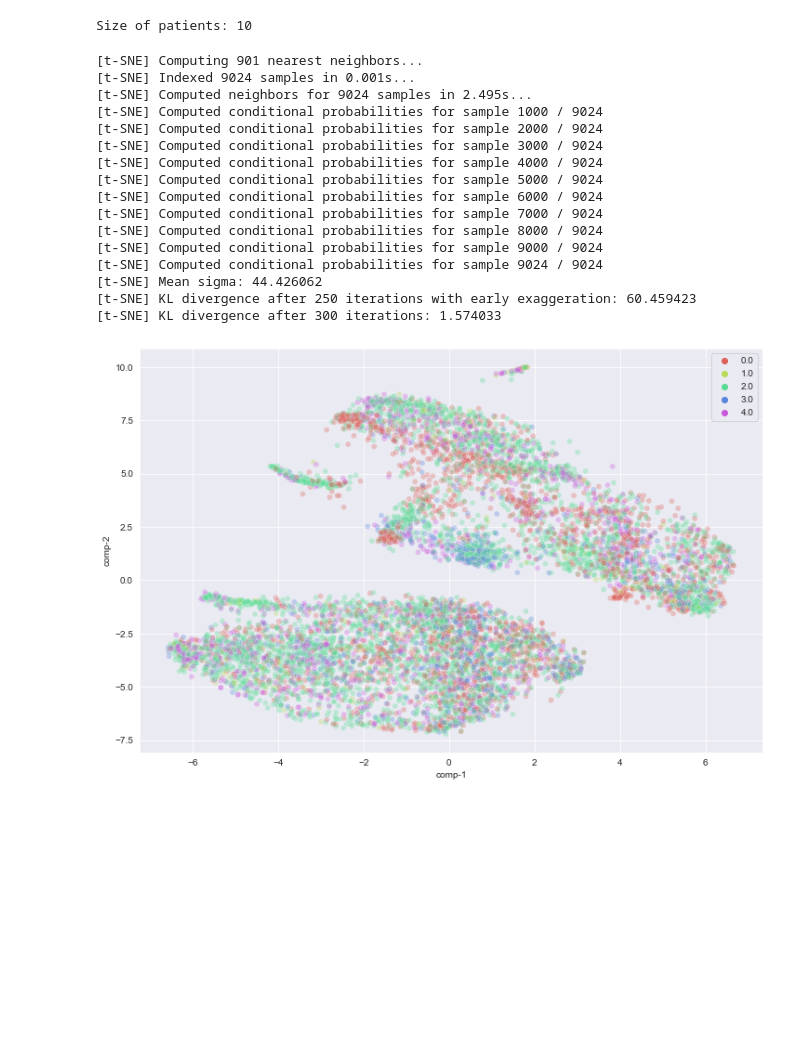
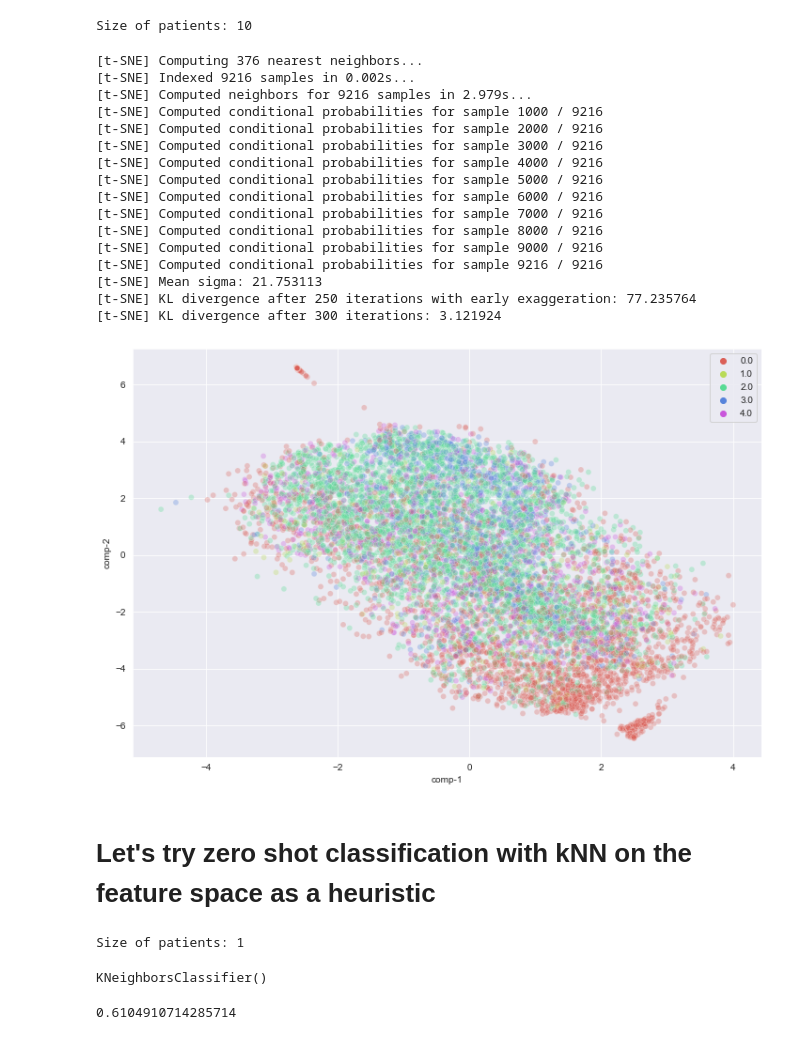
Before and after one commit to TomS55555/thesis, a Jupyter notebook: experiments/SleepTransformer/simclr/visualize_pretrained_model.ipynb, the cells around one changed output. Drawn from its saved outputs; the diff is of its cells as text; code cells hidden in the pictures; blank space fills up the shorter version.

Commit message:
added knn classifier

```diff
--- a/experiments/SleepTransformer/simclr/visualize_pretrained_model.ipynb
+++ b/experiments/SleepTransformer/simclr/visualize_pretrained_model.ipynb
@@ -14,7 +14,7 @@ import torch.utils.data as data
 import experiments.SleepTransformer.simclr.train as tt
 import constants
 # %%
-encoder_path = "another_test.ckpt"
+encoder_path = "simclr_transformer5000pat10.ckpt"
 pretrained_model = load_model(SimCLR_Transformer, encoder_path)
 # %%
 encoder = pretrained_model.f
@@ -42,41 +42,43 @@ outputs = torch.cat(outputs, dim=0)
 labels = torch.cat(labels, dim=0)
 output_ds = data.TensorDataset(outputs, labels.squeeze())
 # %%
-tsne = TSNE(n_components=2, n_iter=300, verbose=1, perplexity=300)
+tsne = TSNE(n_components=2, n_iter=300, verbose=1, perplexity=125)
 x, y = outputs, labels.squeeze()
 x.requires_grad = False
 y.requires_grad = False
 tsne_results = tsne.fit_transform(x)
 df = pd.DataFrame()
 df['comp-1'] = tsne_results[:,0]
 df['comp-2'] = tsne_results[:,1]
 df["y"] = y
 plt.figure(figsize=(12, 8))
 sns.scatterplot(
     x="comp-1", y="comp-2",
     hue=df.y.tolist(),
     palette=sns.color_palette("hls", 5),
     data=df,
     legend="full",
     alpha=0.3
 )
 save_name = 'tsne_'+encoder_path.split('.ckpt')[0]
 plt.savefig(save_name+'1')
 # %% [output]
-[t-SNE] Computing 901 nearest neighbors...
-[t-SNE] Indexed 9024 samples in 0.001s...
-[t-SNE] Computed neighbors for 9024 samples in 2.495s...
-[t-SNE] Computed conditional probabilities for sample 1000 / 9024
-[t-SNE] Computed conditional probabilities for sample 2000 / 9024
-[t-SNE] Computed conditional probabilities for sample 3000 / 9024
-[t-SNE] Computed conditional probabilities for sample 4000 / 9024
-[t-SNE] Computed conditional probabilities for sample 5000 / 9024
-[t-SNE] Computed conditional probabilities for sample 6000 / 9024
-[t-SNE] Computed conditional probabilities for sample 7000 / 9024
-[t-SNE] Computed conditional probabilities for sample 8000 / 9024
-[t-SNE] Computed conditional probabilities for sample 9000 / 9024
-[t-SNE] Computed conditional probabilities for sample 9024 / 9024
-[t-SNE] Mean sigma: 44.426062
-[t-SNE] KL divergence after 250 iterations with early exaggeration: 60.459423
-[t-SNE] KL divergence after 300 iterations: 1.574033
+[t-SNE] Computing 376 nearest neighbors...
+[t-SNE] Indexed 9216 samples in 0.002s...
+[t-SNE] Computed neighbors for 9216 samples in 2.979s...
+[t-SNE] Computed conditional probabilities for sample 1000 / 9216
+[t-SNE] Computed conditional probabilities for sample 2000 / 9216
+[t-SNE] Computed conditional probabilities for sample 3000 / 9216
+[t-SNE] Computed conditional probabilities for sample 4000 / 9216
+[t-SNE] Computed conditional probabilities for sample 5000 / 9216
+[t-SNE] Computed conditional probabilities for sample 6000 / 9216
+[t-SNE] Computed conditional probabilities for sample 7000 / 9216
+[t-SNE] Computed conditional probabilities for sample 8000 / 9216
+[t-SNE] Computed conditional probabilities for sample 9000 / 9216
+[t-SNE] Computed conditional probabilities for sample 9216 / 9216
+[t-SNE] Mean sigma: 21.753113
+[t-SNE] KL divergence after 250 iterations with early exaggeration: 77.235764
+[t-SNE] KL divergence after 300 iterations: 3.121924
-[figure, old version]
+[figure, new version]
+# %% [markdown]
+# Let's try zero shot classification with kNN on the feature space as a heuristic
@@ -82,0 +87,16 @@ plt.savefig(save_name+'1')
+# %%
+knn_dm = EEGdataModule(
+    data_path=get_data_path(),
+    batch_size=64,
+    data_split=[4, 1],
+    dataset_type=SHHS_dataset_STFT,
+    test_set=True,
+    num_patients=10,  # shouldn't matter
+    num_workers=0,
+    exclude_test_set=(8,)
+)
+knn = KNeighborsClassifier(n_neighbors=5)
+knn.fit(outputs, labels.squeeze())
+# %% [output]
+Size of patients: 1
+KNeighborsClassifier()
@@ -82,0 +112,5 @@ plt.savefig(save_name+'1')
+# %%
+accuracy = knn.score(test_outputs, test_labels)
+print(accuracy)
+# %% [output]
+0.6104910714285714
```
Also changed, not shown: parts of 2 cells of this notebook, 1 other file.
